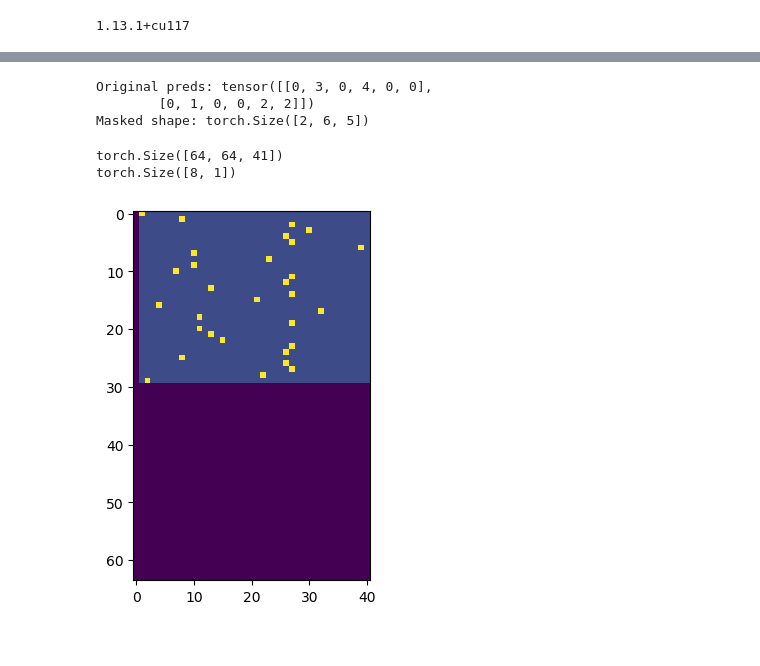
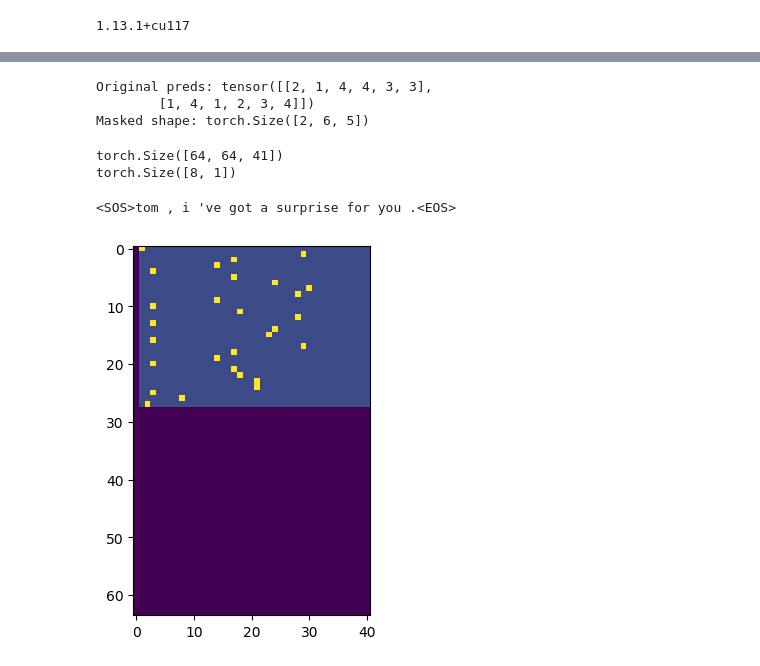
Before and after one commit to seon9cho/GenerativeAdversarialNetworks, a Jupyter notebook: GAN_text.ipynb, the cells around one changed output, grey strips where cells are left out. Cells and saved outputs as stored; diff of their text form; code cells hidden in the pictures.

```diff
--- a/GAN_text.ipynb
+++ b/GAN_text.ipynb
@@ -40,7 +30,7 @@ with open(file_path, 'r', encoding='utf-8') as f:
     del file
     gc.collect()
 
-vocab = list(char_set)
+vocab = sorted(list(char_set))
 vocab_size = len(vocab) + 3
 # %%
 PAD = 0
@@ -287,8 +262,8 @@ masked = mask_probs(x)
 print("Original preds:", x.argmax(-1))
 print("Masked shape:", masked.shape)
 # %% [output]
-Original preds: tensor([[0, 3, 0, 4, 0, 0],
-        [0, 1, 0, 0, 2, 2]])
+Original preds: tensor([[2, 1, 4, 4, 3, 3],
+        [1, 4, 1, 2, 3, 4]])
 Masked shape: torch.Size([2, 6, 5])
 # %%
 D = Discriminator(vocab_size)
@@ -304,13 +279,18 @@ print(out.shape)
 # %% [output]
 torch.Size([64, 64, 41])
 torch.Size([8, 1])
+# %%
+s = index2sentence(batch[0].numpy(), index2char)
+print(s)
+# %% [output]
+<SOS>tom , i 've got a surprise for you .<EOS>
 # %%
 smoothing = LabelSmoothing(vocab_size, 0, smoothing=0.9)
 smooth_dist = smoothing(batch)
-plt.imshow(smooth_dist[0])
+plt.imshow(smooth_dist[2])
 plt.show()
 # %% [output]
-[figure, old version]
+[figure, new version]
 # %%
 beta1 = 0.98
 beta2 = 0.9
```
Also changed, not shown: parts of 10 cells of this notebook, 1 other file.
